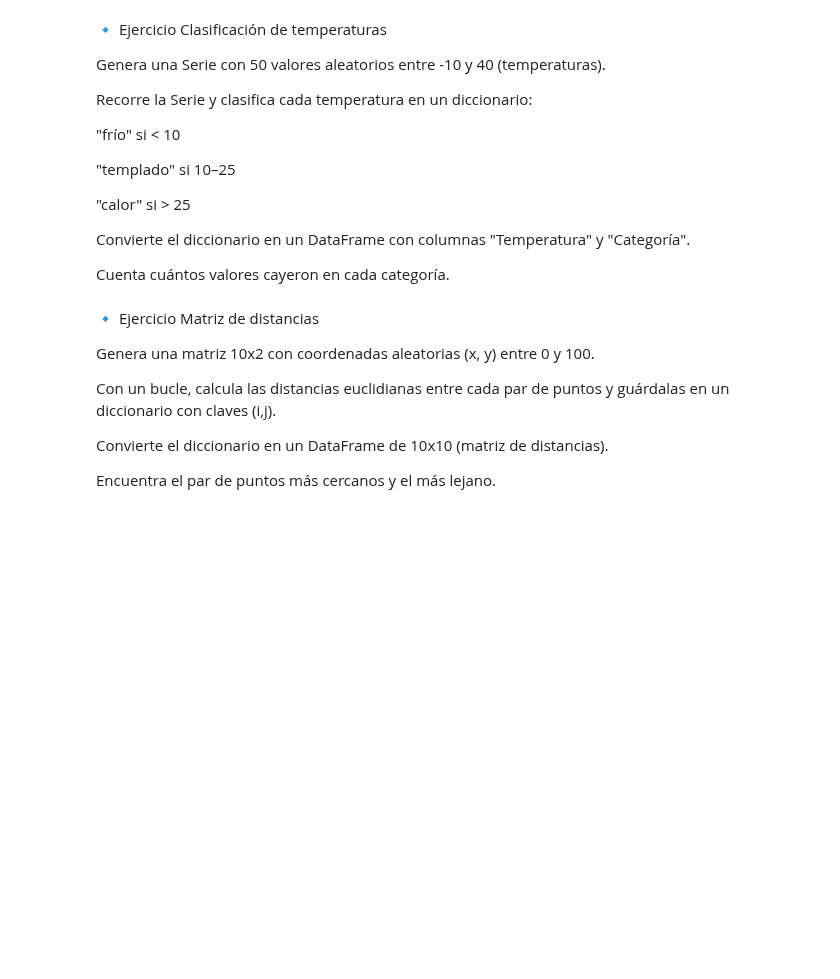
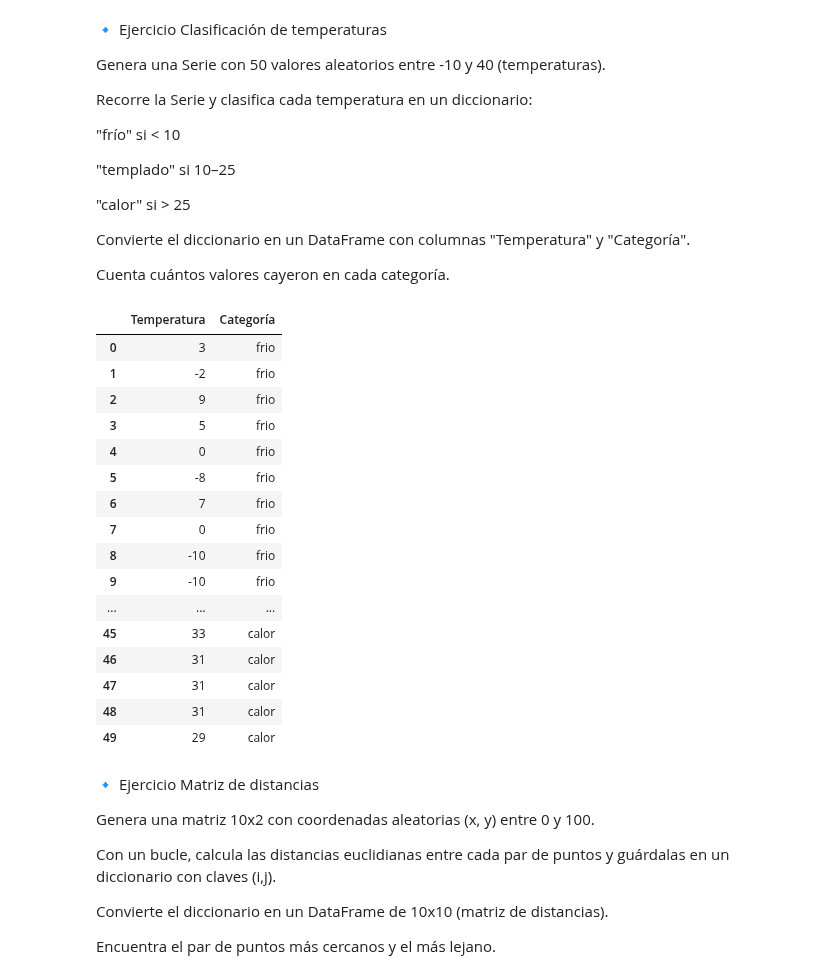
Before and after one commit to Fernando-JAL/Neurociencias-2026-1, a Jupyter notebook: S04_parciales/Parcial_1_profe.ipynb, the cells around one changed output. Cells and saved outputs as stored; diff of their text form; code cells hidden in the pictures; blank space fills up the shorter version.

```diff
--- a/S04_parciales/Parcial_1_profe.ipynb
+++ b/S04_parciales/Parcial_1_profe.ipynb
@@ -60,6 +118,45 @@ Recorre la Serie y clasifica cada temperatura en un diccionario:
 Convierte el diccionario en un DataFrame con columnas "Temperatura" y "Categoría".
 
 Cuenta cuántos valores cayeron en cada categoría.
+# %%
+import pandas as pd
+serie=pd.Series(np.random.randint(-10,40,size=50));
+dic = {'frio': [], 'templado': [], 'calor': []}
+
+for valor in serie:
+    if valor < 10:
+        dic['frio'].append(valor)
+    elif 10 <= valor <= 25:
+        dic['templado'].append(valor)
+    else:
+        dic['calor'].append(valor)
+dic
+filas = []
+for categoria, temperaturas in dic.items():
+    for temp in temperaturas:
+        filas.append({'Temperatura': temp, 'Categoría': categoria})
+
+df = pd.DataFrame(filas)
+# %%
+df
+# %% [output]
+|  | Temperatura | Categoría |
+| 0 | 3 | frio |
+| 1 | -2 | frio |
+| 2 | 9 | frio |
+| 3 | 5 | frio |
+| 4 | 0 | frio |
+| 5 | -8 | frio |
+| 6 | 7 | frio |
+| 7 | 0 | frio |
+| 8 | -10 | frio |
+| 9 | -10 | frio |
+| ... | ... | ... |
+| 45 | 33 | calor |
+| 46 | 31 | calor |
+| 47 | 31 | calor |
+| 48 | 31 | calor |
+| 49 | 29 | calor |
 # %% [markdown]
 🔹 Ejercicio Matriz de distancias
 
```
Also changed, not shown: parts of 17 cells of this notebook.
